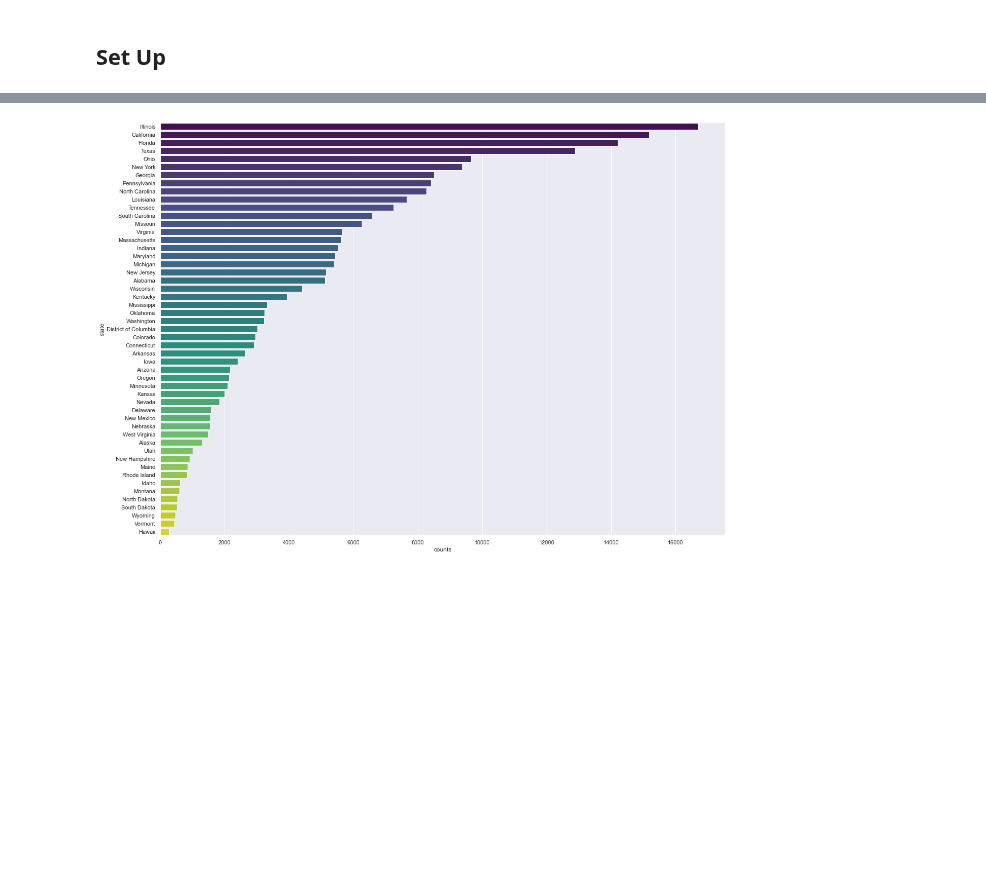
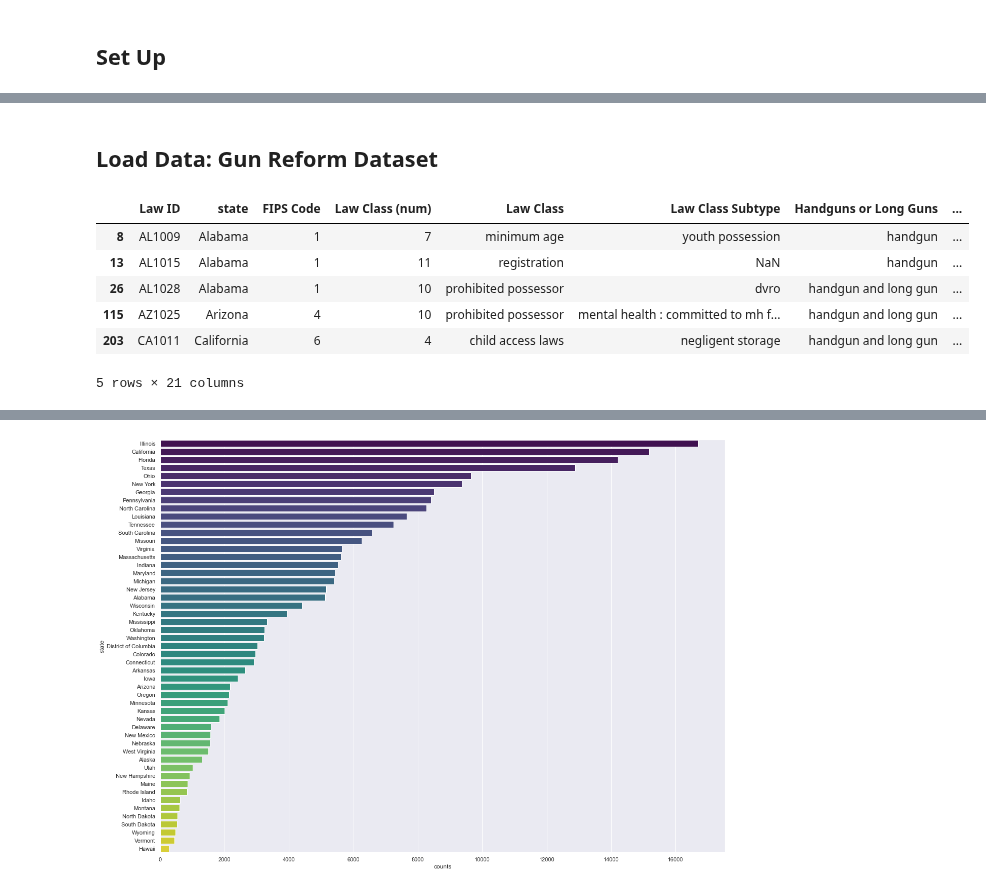
Before and after one commit to uic-cs418/cs418-spring22-purple, a Jupyter notebook: group_gun_violence_EDA.ipynb, the cells around one changed output, grey strips where cells are left out. Saved outputs shown, nothing was run; the diff lists cells and outputs as text; code cells hidden in the pictures; blank space fills up the shorter version.

```diff
--- a/group_gun_violence_EDA.ipynb
+++ b/group_gun_violence_EDA.ipynb
@@ -36,0 +52,32 @@ gun_data.head()
+# %% [markdown]
+## Load Data: Gun Reform Dataset
+# %%
+# Read and store dataset as a dataframe
+reform_data = pd.read_csv('gun_reform.csv')
+
+# Sort data by state since gun reform data is sorted by state and year in ascending order
+reform_data = reform_data.sort_values(['State', 'Supersession Date Year'], ascending = [True, True])
+
+#rename state
+reform_data.rename(columns = {'State':'state'}, inplace = True)
+
+# Filter only cases where the year is between 2014 and 2017
+reform_data = reform_data[(reform_data['Supersession Date Year'] >= 2014) & (reform_data['Supersession Date Year'] <= 2017)]
+
+# Remove some unecessary columns
+reform_data = reform_data.drop(columns=['Exception Code','Caveats and Ambiguities','Additional Context and Notes',
+                                   'Controlling Law at Beginning of Period (1979)', 'State Postal Abbreviation',
+                                       'Statutory Citation'])
+
+# Drop rows with NaN values
+#reform_data = reform_data.dropna()
+
+reform_data.head()
+# %% [output]
+|  | Law ID | state | FIPS Code | Law Class (num) | Law Class | Law Class Subtype | Handguns or Long Guns | ... |
+| 8 | AL1009 | Alabama | 1 | 7 | minimum age | youth possession | handgun | ... |
+| 13 | AL1015 | Alabama | 1 | 11 | registration | NaN | handgun | ... |
+| 26 | AL1028 | Alabama | 1 | 10 | prohibited possessor | dvro | handgun and long gun | ... |
+| 115 | AZ1025 | Arizona | 4 | 10 | prohibited possessor | mental health : committed to mh f... | handgun and long gun | ... |
+| 203 | CA1011 | California | 6 | 4 | child access laws | negligent storage | handgun and long gun | ... |
+5 rows × 21 columns
```
Also changed, not shown: parts of 7 cells of this notebook.
